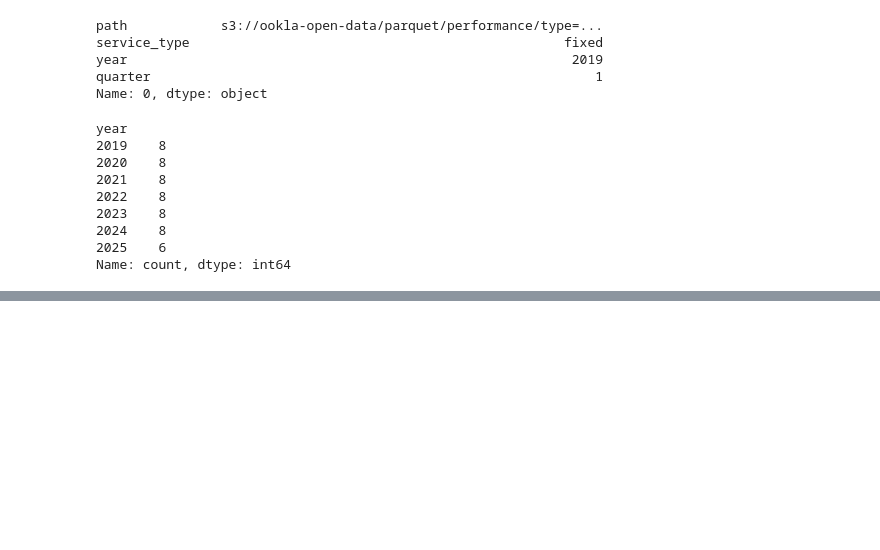
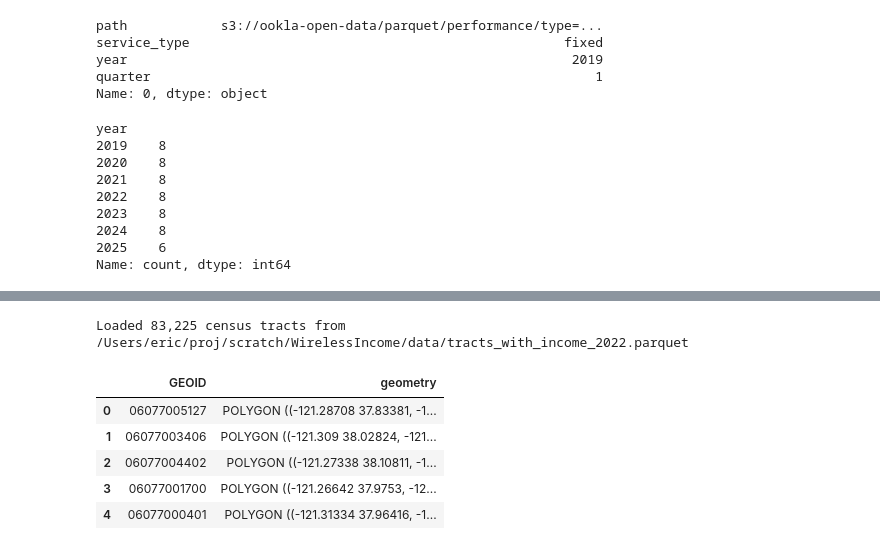
Before and after one commit to maxbusboom/WirelessIncome, a Jupyter notebook: notebooks/ericbusboom/02_ookla_data.ipynb, the cells around one changed output, grey strips where cells are left out. Saved outputs shown, nothing was run; the diff lists cells and outputs as text; code cells hidden in the pictures; blank space fills up the shorter version.

```diff
--- a/notebooks/ericbusboom/02_ookla_data.ipynb
+++ b/notebooks/ericbusboom/02_ookla_data.ipynb
@@ -205,0 +233,16 @@ point_gdf.shape
+# %%
+tracts_path = data_dir / "tracts_with_income_2022.parquet"
+if not tracts_path.exists():
+    raise FileNotFoundError(f"Missing census tract parquet at {tracts_path}. Run 01_census_tracts.ipynb first.")
+
+tracts_gdf = gpd.read_parquet(tracts_path)[["GEOID", "geometry"]]
+print(f"Loaded {len(tracts_gdf):,} census tracts from {tracts_path}")
+tracts_gdf.head()
+# %% [output]
+Loaded 83,225 census tracts from /Users/eric/proj/scratch/WirelessIncome/data/tracts_with_income_2022.parquet
+|  | GEOID | geometry |
+| 0 | 06077005127 | POLYGON ((-121.28708 37.83381, -1... |
+| 1 | 06077003406 | POLYGON ((-121.309 38.02824, -121... |
+| 2 | 06077004402 | POLYGON ((-121.27338 38.10811, -1... |
+| 3 | 06077001700 | POLYGON ((-121.26642 37.9753, -12... |
+| 4 | 06077000401 | POLYGON ((-121.31334 37.96416, -1... |
```
Also changed, not shown: parts of 9 cells of this notebook, 5 other files.
